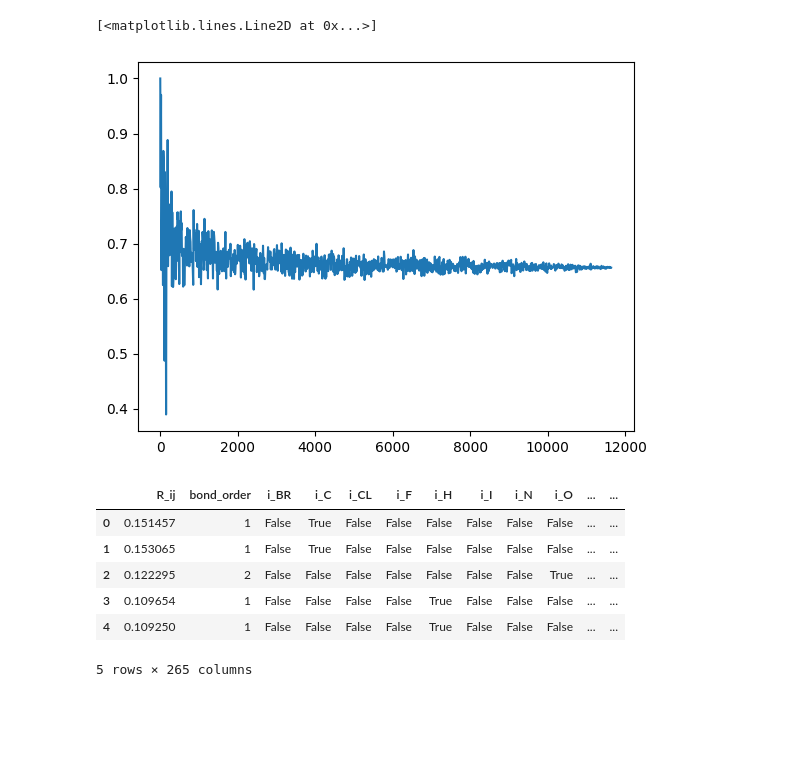
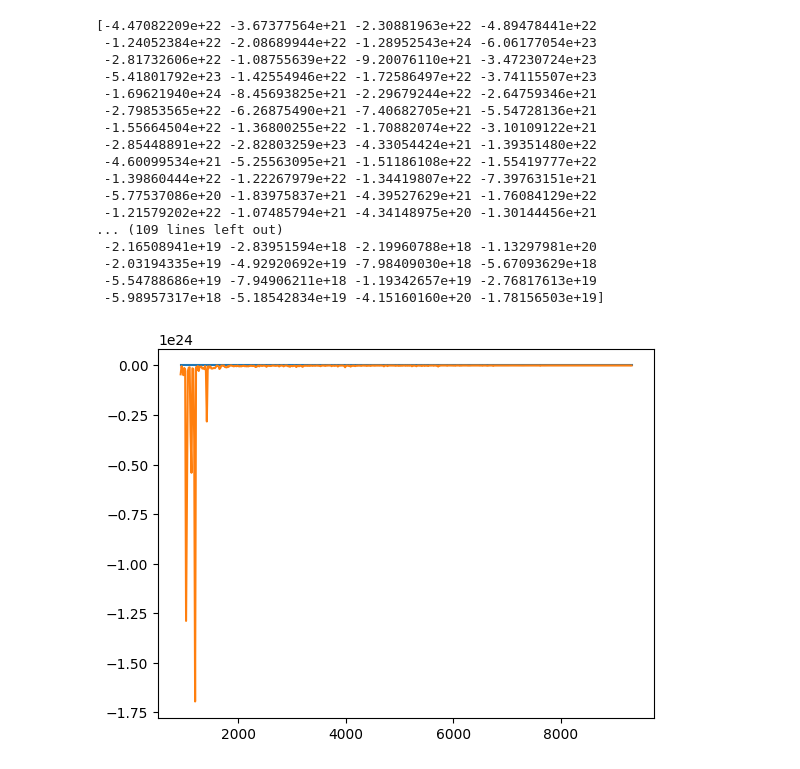
Before and after one commit to OMaraLab/NXMol, a Jupyter notebook: src/model.ipynb, the cells around one changed output. Cells and saved outputs as stored; diff of their text form; code cells hidden in the pictures; blank space fills up the shorter version.

```diff
--- a/src/model.ipynb
+++ b/src/model.ipynb
@@ -71,41 +129,73 @@ X.columns = X.columns.map(str)
+# %%
+X_shuf, y_shuf = shuffle(X, y)
+train_sizes = np.linspace(0.1, 1, 500)
+train_size_abs, train_scores, test_scores = learning_curve(LinearRegression(), X_shuf, y_shuf, shuffle = True, train_sizes=train_sizes)
+# %%
+train_scores_mean = train_scores.mean(axis=1)
+test_scores_mean = test_scores.mean(axis=1)
+plt.plot(train_size_abs, train_scores_mean)
+plt.plot(train_size_abs, test_scores_mean)
+print(test_scores_mean)
+# %% [output]
+[-4.47082209e+22 -3.67377564e+21 -2.30881963e+22 -4.89478441e+22
+ -1.24052384e+22 -2.08689944e+22 -1.28952543e+24 -6.06177054e+23
+ -2.81732606e+22 -1.08755639e+22 -9.20076110e+21 -3.47230724e+23
+ -5.41801792e+23 -1.42554946e+22 -1.72586497e+22 -3.74115507e+23
+ -1.69621940e+24 -8.45693825e+21 -2.29679244e+22 -2.64759346e+21
+ -2.79853565e+22 -6.26875490e+21 -7.40682705e+21 -5.54728136e+21
+ -1.55664504e+22 -1.36800255e+22 -1.70882074e+22 -3.10109122e+21
+ -2.85448891e+22 -2.82803259e+23 -4.33054424e+21 -1.39351480e+22
+ -4.60099534e+21 -5.25563095e+21 -1.51186108e+22 -1.55419777e+22
+ -1.39860444e+22 -1.22267979e+22 -1.34419807e+22 -7.39763151e+21
+ -5.77537086e+20 -1.83975837e+21 -4.39527629e+21 -1.76084129e+22
+ -1.21579202e+22 -1.07485794e+21 -4.34148975e+20 -1.30144456e+21
+... (109 lines left out)
+ -2.16508941e+19 -2.83951594e+18 -2.19960788e+18 -1.13297981e+20
+ -2.03194335e+19 -4.92920692e+19 -7.98409030e+18 -5.67093629e+18
+ -5.54788686e+19 -7.94906211e+18 -1.19342657e+19 -2.76817613e+19
+ -5.98957317e+18 -5.18542834e+19 -4.15160160e+20 -1.78156503e+19]
+[figure, added]
 # %%
 X_train, X_test, y_train, y_test = train_test_split(X, y, test_size = 0.3, random_state=42)
 
 N = len(X)
 
 #idx = 0
-test_scores =[]
-train_scores =[]
+
+oddities = []
+oddities_scores = []
+test_scores = []
+train_scores = []
+test_scores = []
 train_size = []
 for i in range(5, N, 10):
     X_shuf, y_shuf = shuffle(X, y)
     #print(idx)
     Xnew_train = X_shuf[:i]
-    Xnew_test = X[i:]
     ynew_train = y_shuf[:i]
+    Xnew_test = X_shuf[i:]
+    ynew_test = y_shuf[i:]
     # print(np.max(ynew_train))
     # ynew_test = y[i:]
     model = LinearRegression()
     reg = model.fit(Xnew_train, ynew_train)
     ytrain_predict = reg.predict(Xnew_train)
+    ytest_predict = reg.predict(Xnew_test)
     #score_train = mean_squared_error(ynew_train, ytrain_predict)
     score_train = r2_score(ynew_train, ytrain_predict)
+    score_test = r2_score(ynew_test, ytest_predict)
+
     # train_scores.append(reg.score(Xnew_train, ynew_train))
     # test_scores.append(reg.score(Xnew_test, ynew_test))
     train_scores.append(score_train)
+    test_scores.append(score_test)
     train_size.append(i)
+    if i > 10000 and score_test < 0:
+        oddities.append(Xnew_test)
+        oddities_scores.append(score_test)
+
+    #Xnew_train.plot.hist(bins=100)
+    #Xnew_test.plot.hist(bins=100)
+    #ynew_train.plot.hist(bins=50)
+    #ynew_test.plot.hist(bins=50)
     #idx += 1
-plt.plot(train_size, train_scores)
-# %% [output]
-[<matplotlib.lines.Line2D at 0x...>]
-[figure, removed]
-# %%
-X.head()
-# %% [output]
-|  | R_ij | bond_order | i_BR | i_C | i_CL | i_F | i_H | i_I | i_N | i_O | ... | ... |
-| 0 | 0.151457 | 1 | False | True | False | False | False | False | False | False | ... | ... |
-| 1 | 0.153065 | 1 | False | True | False | False | False | False | False | False | ... | ... |
-| 2 | 0.122295 | 2 | False | False | False | False | False | False | False | True | ... | ... |
-| 3 | 0.109654 | 1 | False | False | False | False | True | False | False | False | ... | ... |
-| 4 | 0.109250 | 1 | False | False | False | False | True | False | False | False | ... | ... |
-5 rows × 265 columns
```
Also changed, not shown: parts of 13 cells of this notebook, 5 other files.
